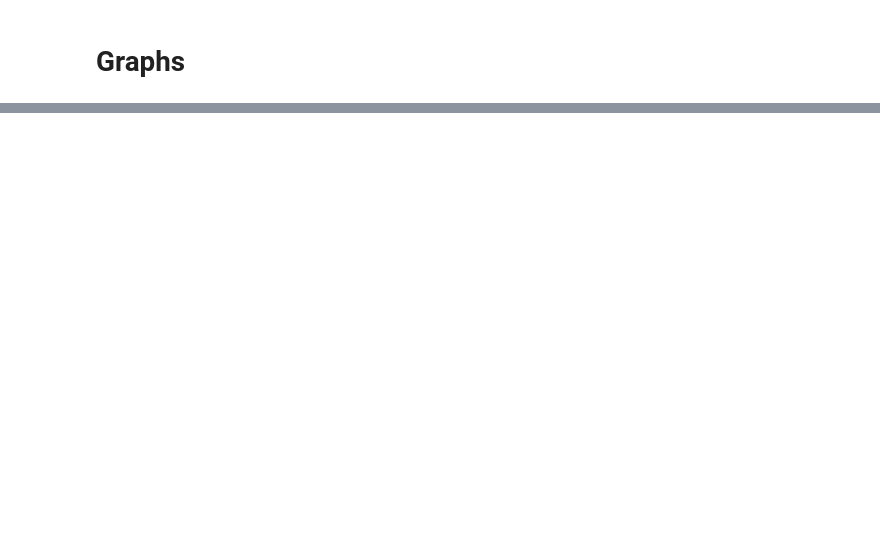
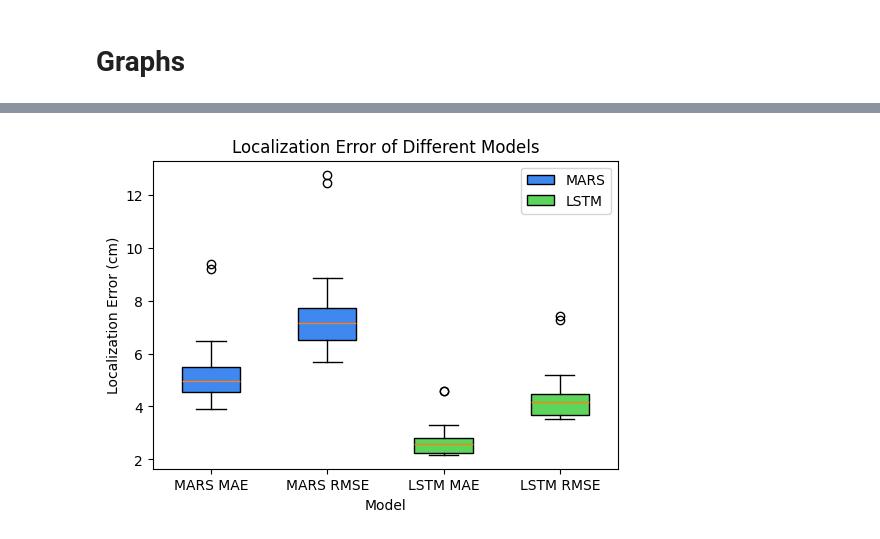
Before and after one commit to dansavastre/MARS_LSTM, a Jupyter notebook: data_processing.ipynb, the cells around one changed output, grey strips where cells are left out. Cells and saved outputs as stored; diff of their text form; code cells hidden in the pictures; blank space fills up the shorter version.

```diff
--- a/data_processing.ipynb
+++ b/data_processing.ipynb
@@ -105,0 +104,42 @@ plt.show(block=True)
+# %%
+import numpy as np
+
+mars  = np.load('models/Accuracy/MARS_accuracy.npy')
+lstm = np.load('models/Accuracy/LSTM_rsf_16_accuracy.npy')
+lstm_ast = np.load('models/Accuracy/AST_LSTM_3_accuracy.npy')
+
+mars_mae = mars[:,6]
+mars_rmse = mars[:,7]
+
+lstm_mae = lstm[:,6]
+lstm_rmse = lstm[:,7]
+
+# Create the figure and axis
+fig, ax = plt.subplots(figsize=(6, 4))
+
+# Create a list of data arrays for each model
+data = [mars_mae, mars_rmse, lstm_mae, lstm_rmse]
+
+# Create a list of labels for each model
+labels = ['MARS MAE', 'MARS RMSE', 'LSTM MAE', 'LSTM RMSE']
+colors = ['#3e88ef', '#3e88ef', '#5dd55d', '#5dd55d']
+
+# Create the box plot
+bplot = ax.boxplot(data, patch_artist=True, tick_labels=labels, widths=0.5)
+
+# Set the colors of the boxes
+for patch, color in zip(bplot['boxes'], colors):
+    patch.set_facecolor(color)
+
+# Add labels and title
+ax.set_xlabel('Model')
+ax.set_ylabel('Localization Error (cm)')
+ax.set_title('Localization Error of Different Models')
+
+# Add legend (color to model mapping)
+ax.legend([bplot["boxes"][0], bplot["boxes"][2]], ['MARS', 'LSTM'])
+
+
+plt.show(block=True)
+# %% [output]
+[figure, added]
```
Also changed, not shown: parts of 2 cells of this notebook, 2 other files.
